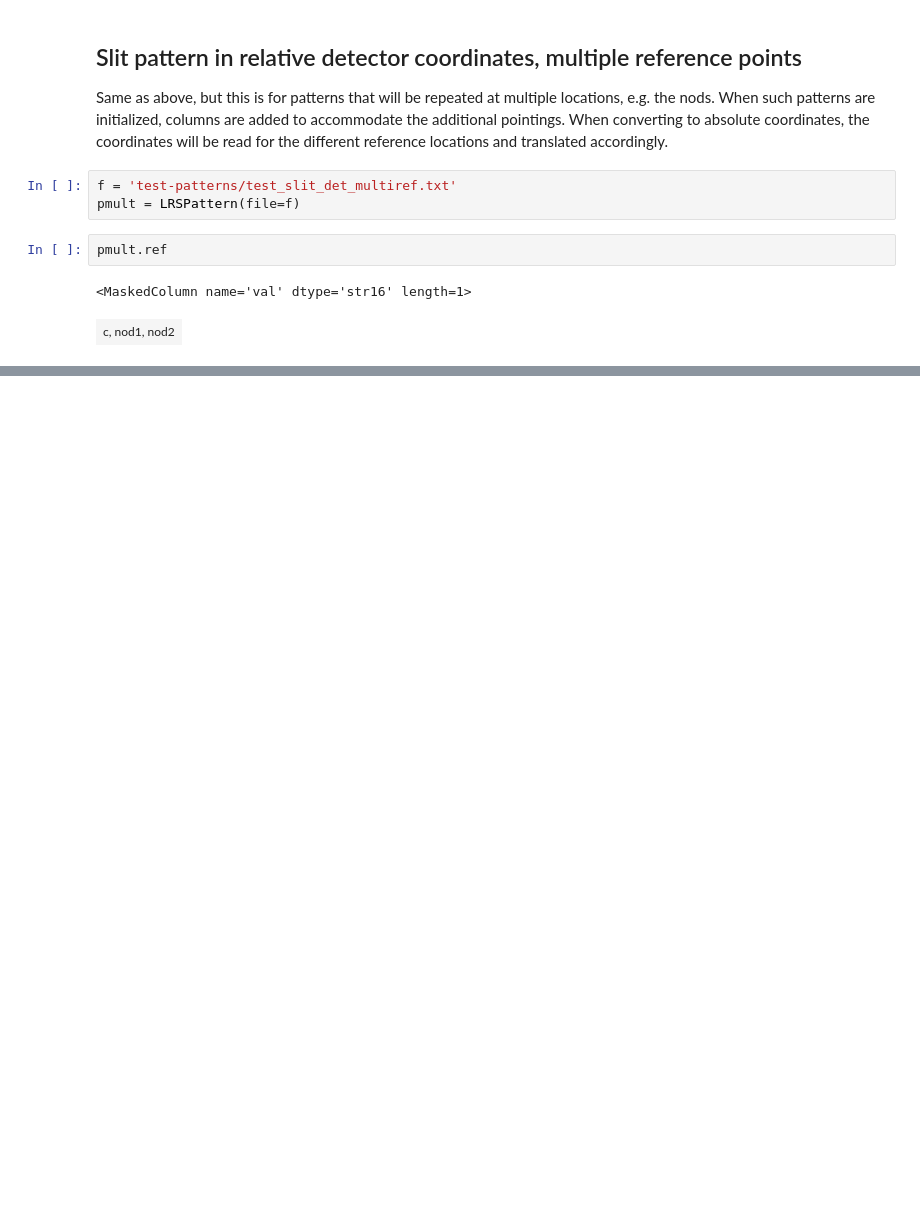
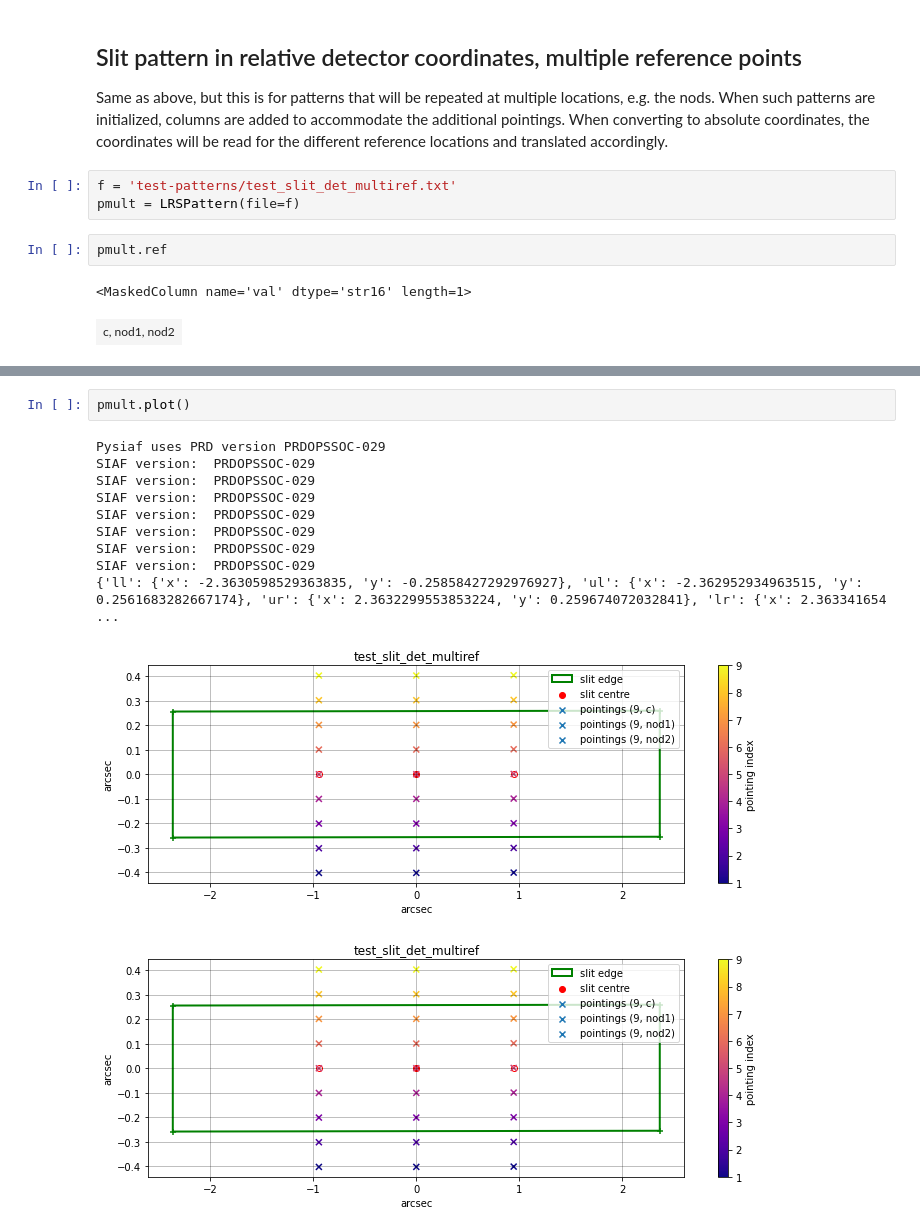
Before and after one commit to STScI-MIRI/MIRI-LRS-dithers, a Jupyter notebook: LRS_slit_pattern_demo.ipynb, the cells around one changed output, grey strips where cells are left out. Saved outputs shown, nothing was run; the diff lists cells and outputs as text; blank space fills up the shorter version.

```diff
--- a/LRS_slit_pattern_demo.ipynb
+++ b/LRS_slit_pattern_demo.ipynb
@@ -150,0 +171,14 @@ Pysiaf uses PRD version PRDOPSSOC-H-015
+# %%
+pmult.plot()
+# %% [output]
+Pysiaf uses PRD version PRDOPSSOC-029
+SIAF version:  PRDOPSSOC-029
+SIAF version:  PRDOPSSOC-029
+SIAF version:  PRDOPSSOC-029
+SIAF version:  PRDOPSSOC-029
+SIAF version:  PRDOPSSOC-029
+SIAF version:  PRDOPSSOC-029
+SIAF version:  PRDOPSSOC-029
+{'ll': {'x': -2.3630598529363835, 'y': -0.25858427292976927}, 'ul': {'x': -2.362952934963515, 'y': 0.2561683282667174}, 'ur': {'x': 2.3632299553853224, 'y': 0.259674072032841}, 'lr': {'x': 2.363341654 ...
+[figure, added]
+[figure, added]
```
Also changed, not shown: parts of 12 cells of this notebook, 2 other files.
